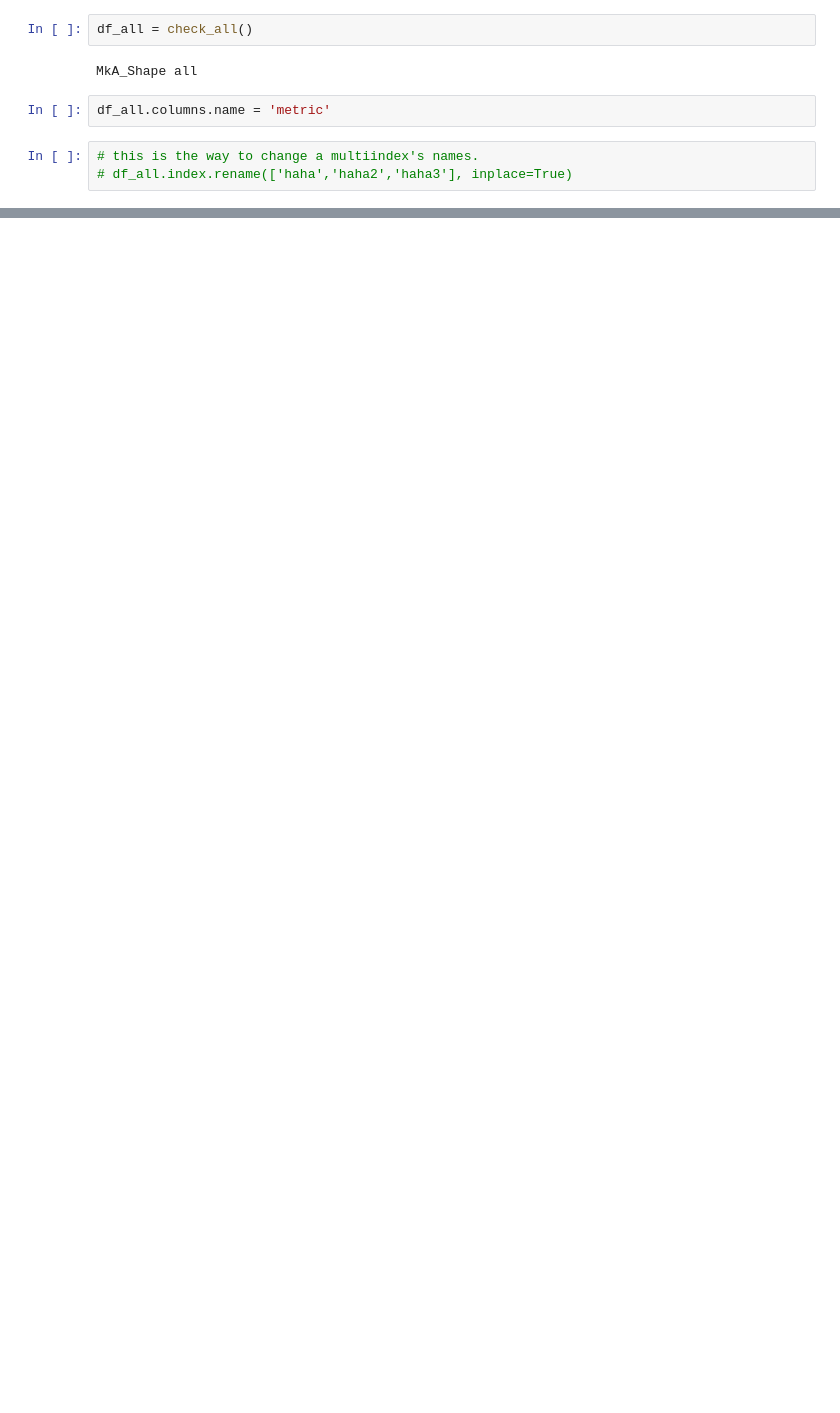
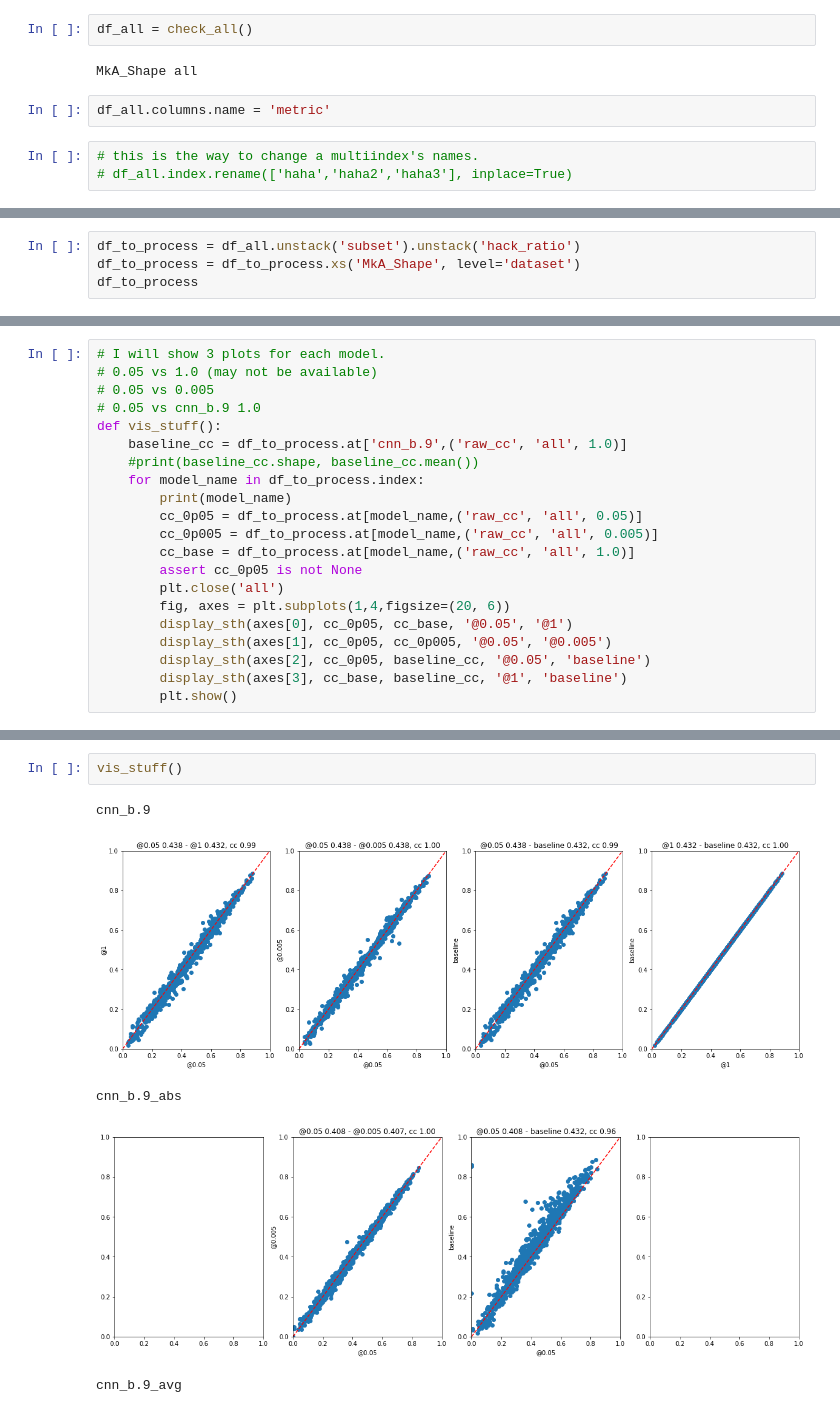
Before and after one commit to leelabcnbc/tang_jcompneuro_revision, a Jupyter notebook: results_ipynb/step_1_rough_exploration/model_performance_comparison_1layer_detailed.ipynb, the cells around one changed output, grey strips where cells are left out. Saved outputs shown, nothing was run; the diff lists cells and outputs as text; blank space fills up the shorter version.

```diff
--- a/results_ipynb/step_1_rough_exploration/model_performance_comparison_1layer_detailed.ipynb
+++ b/results_ipynb/step_1_rough_exploration/model_performance_comparison_1layer_detailed.ipynb
@@ -82,0 +99,4 @@ df_all.unstack('subset')
+# %%
+df_to_process = df_all.unstack('subset').unstack('hack_ratio')
+df_to_process = df_to_process.xs('MkA_Shape', level='dataset')
+df_to_process
@@ -82,0 +121,21 @@ df_all.unstack('subset')
+# %%
+# I will show 3 plots for each model.
+# 0.05 vs 1.0 (may not be available)
+# 0.05 vs 0.005
+# 0.05 vs cnn_b.9 1.0
+def vis_stuff():
+    baseline_cc = df_to_process.at['cnn_b.9',('raw_cc', 'all', 1.0)]
+    #print(baseline_cc.shape, baseline_cc.mean())
+    for model_name in df_to_process.index:
+        print(model_name)
+        cc_0p05 = df_to_process.at[model_name,('raw_cc', 'all', 0.05)]
+        cc_0p005 = df_to_process.at[model_name,('raw_cc', 'all', 0.005)]
+        cc_base = df_to_process.at[model_name,('raw_cc', 'all', 1.0)]
+        assert cc_0p05 is not None
+        plt.close('all')
+        fig, axes = plt.subplots(1,4,figsize=(20, 6))
+        display_sth(axes[0], cc_0p05, cc_base, '@0.05', '@1')
+        display_sth(axes[1], cc_0p05, cc_0p005, '@0.05', '@0.005')
+        display_sth(axes[2], cc_0p05, baseline_cc, '@0.05', 'baseline')
+        display_sth(axes[3], cc_base, baseline_cc, '@1', 'baseline')
+        plt.show()
@@ -82,0 +158,8 @@ df_all.unstack('subset')
+# %%
+vis_stuff()
+# %% [output]
+cnn_b.9
+[figure, added]
+cnn_b.9_abs
+[figure, added]
+cnn_b.9_avg
```
Also changed, not shown: parts of 7 cells of this notebook, 4 other files.
